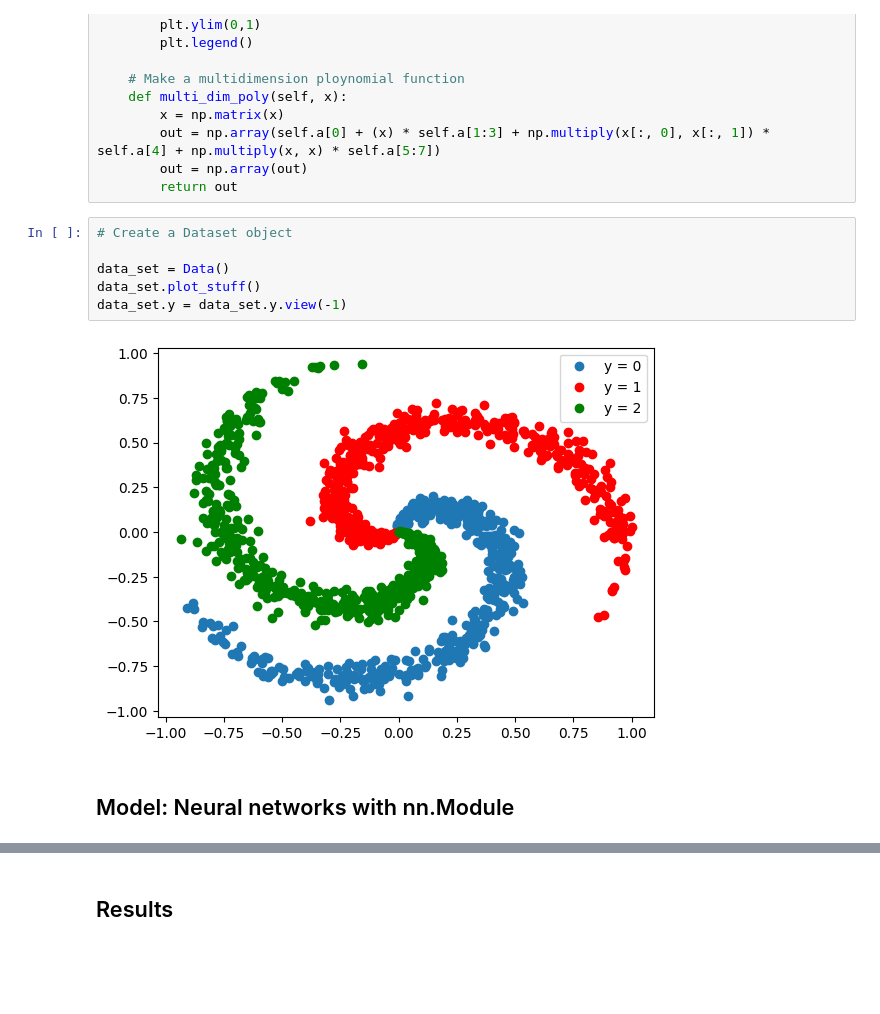
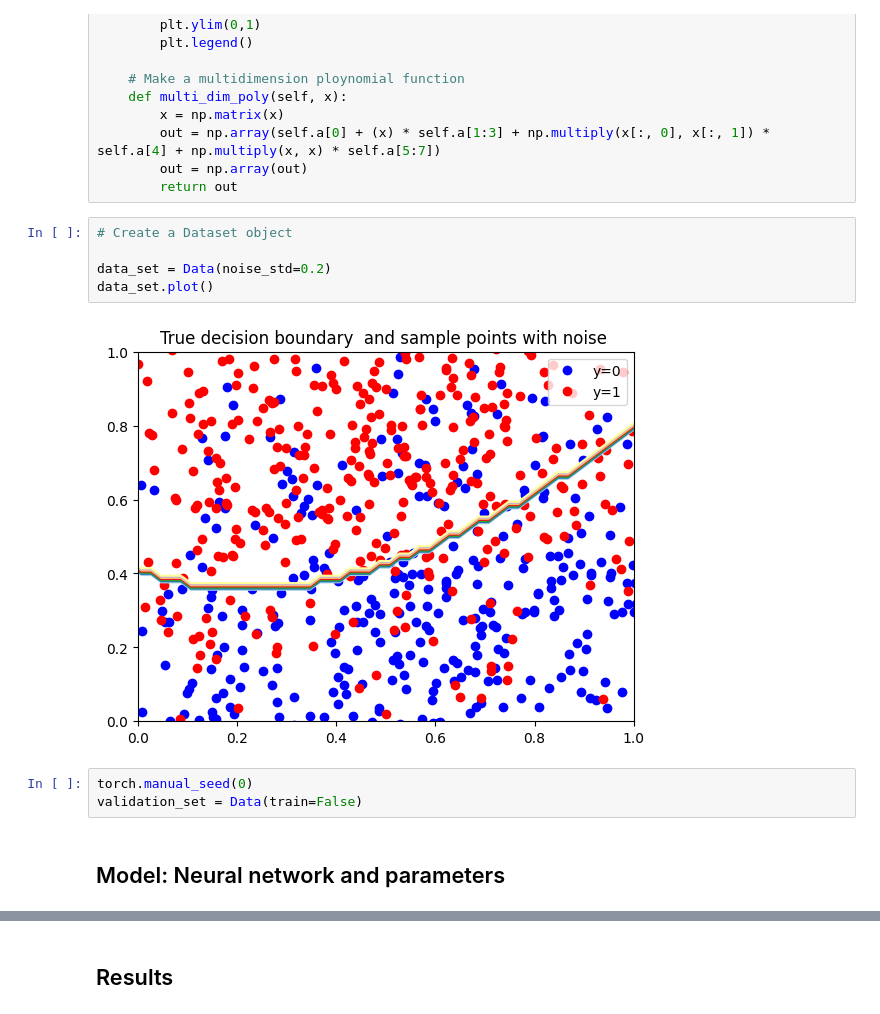
Before and after one commit to cristinagf/ai_ml_study_resources, a Jupyter notebook: module4/3_dropout.ipynb, the cells around one changed output, grey strips where cells are left out. Cells and saved outputs as stored; diff of their text form; blank space fills up the shorter version.

Commit message:
Update module4 nb3

```diff
--- a/module4/3_dropout.ipynb
+++ b/module4/3_dropout.ipynb
@@ -112,10 +112,12 @@ class Data(Dataset):
 # %%
 # Create a Dataset object
 
-data_set = Data()
-data_set.plot_stuff()
-data_set.y = data_set.y.view(-1)
+data_set = Data(noise_std=0.2)
+data_set.plot()
 # %% [output]
-[figure, old version]
+[figure, new version]
+# %%
+torch.manual_seed(0)
+validation_set = Data(train=False)
 # %% [markdown]
-## <a name="model" id="model">Model: Neural networks with nn.Module</a>
+## <a name="model" id="model">Model: Neural network and parameters</a>
```
Also changed, not shown: parts of 17 cells of this notebook.
